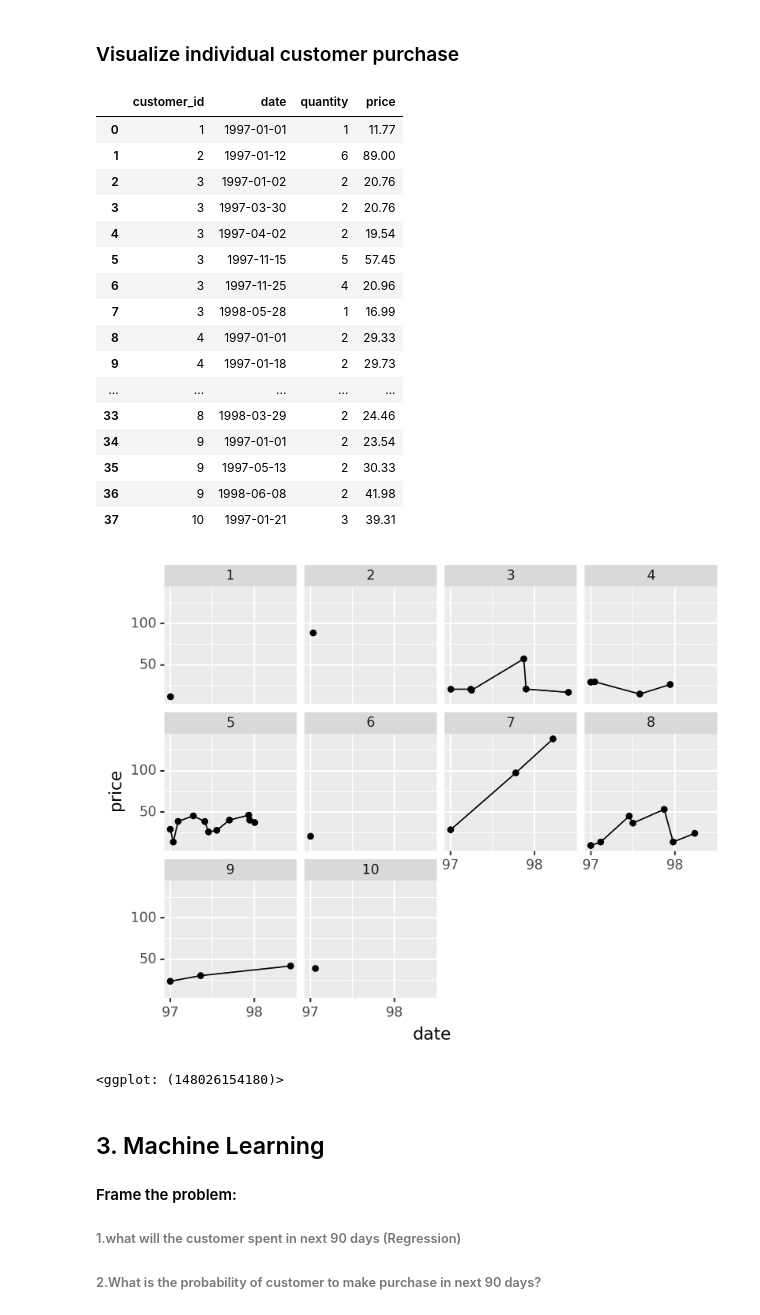
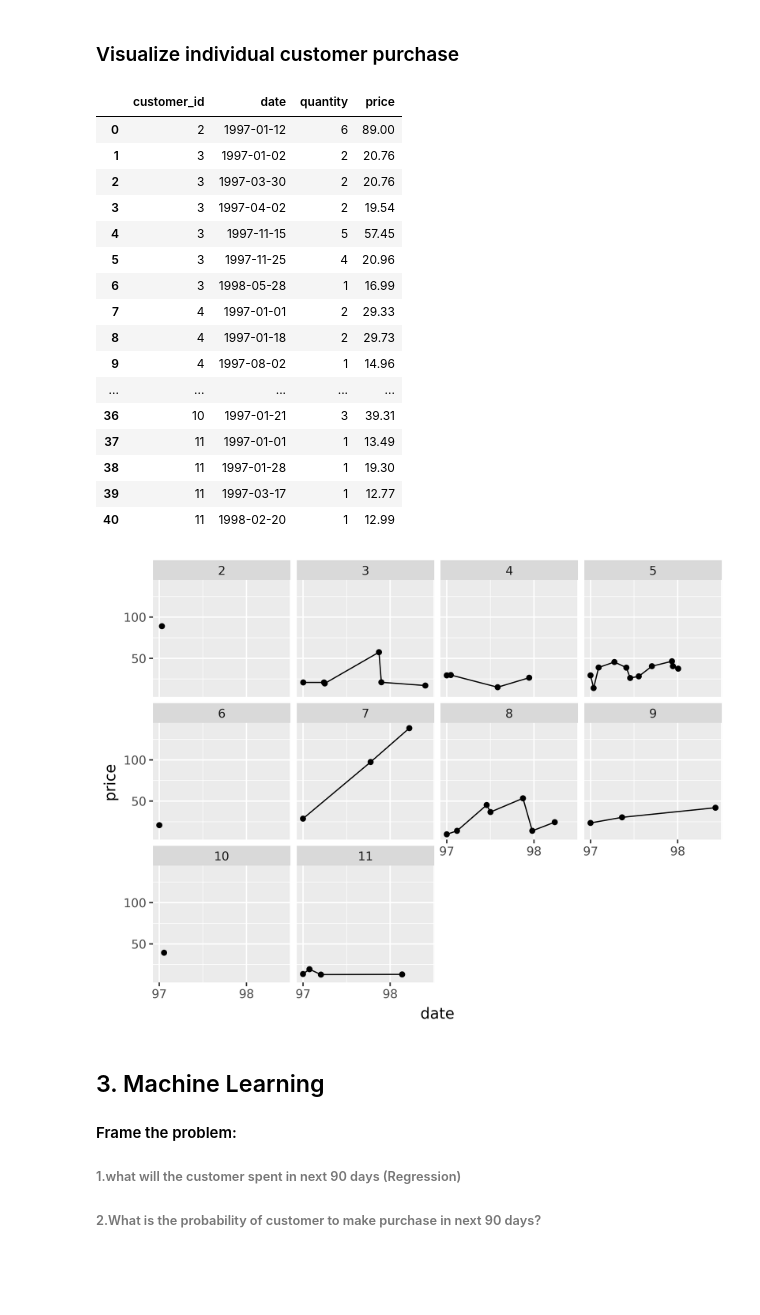
Before and after one commit to Sai-Lalith-Sistla/Advanced-RFM, a Jupyter notebook: Customer Lifetime Value & RFM Analysis using Machine Learning.ipynb, the cells around one changed output. Cells and saved outputs as stored; diff of their text form; code cells hidden in the pictures; blank space fills up the shorter version.

```diff
--- a/Customer Lifetime Value & RFM Analysis using Machine Learning.ipynb
+++ b/Customer Lifetime Value & RFM Analysis using Machine Learning.ipynb
@@ -22,7 +24,8 @@ from sklearn.model_selection import GridSearchCV
 # %% [markdown]
 # 1. Data Preparation
 # %%
-raw_data = pd.read_csv('datasets/CDNOW_master.txt',sep='\s+',names=['customer_id','date','quantity','price'])
-raw_data
+raw_data = pd.read_csv('datasets/CDNOW_master.txt',sep='\s+')
+raw_data.columns = ['customer_id','date','quantity','price']
+raw_data.head()
 # %% [output]
 |  | customer_id | date | quantity | price |
@@ -144,28 +140,27 @@ subset_raw_data = raw_data[raw_data['customer_id'].isin(ids_selected)].groupby([
 subset_raw_data
 # %% [output]
 |  | customer_id | date | quantity | price |
-| 0 | 1 | 1997-01-01 | 1 | 11.77 |
-| 1 | 2 | 1997-01-12 | 6 | 89.00 |
-| 2 | 3 | 1997-01-02 | 2 | 20.76 |
-| 3 | 3 | 1997-03-30 | 2 | 20.76 |
-| 4 | 3 | 1997-04-02 | 2 | 19.54 |
-| 5 | 3 | 1997-11-15 | 5 | 57.45 |
-| 6 | 3 | 1997-11-25 | 4 | 20.96 |
-| 7 | 3 | 1998-05-28 | 1 | 16.99 |
-| 8 | 4 | 1997-01-01 | 2 | 29.33 |
-| 9 | 4 | 1997-01-18 | 2 | 29.73 |
+| 0 | 2 | 1997-01-12 | 6 | 89.00 |
+| 1 | 3 | 1997-01-02 | 2 | 20.76 |
+| 2 | 3 | 1997-03-30 | 2 | 20.76 |
+| 3 | 3 | 1997-04-02 | 2 | 19.54 |
+| 4 | 3 | 1997-11-15 | 5 | 57.45 |
+| 5 | 3 | 1997-11-25 | 4 | 20.96 |
+| 6 | 3 | 1998-05-28 | 1 | 16.99 |
+| 7 | 4 | 1997-01-01 | 2 | 29.33 |
+| 8 | 4 | 1997-01-18 | 2 | 29.73 |
+| 9 | 4 | 1997-08-02 | 1 | 14.96 |
 | ... | ... | ... | ... | ... |
-| 33 | 8 | 1998-03-29 | 2 | 24.46 |
-| 34 | 9 | 1997-01-01 | 2 | 23.54 |
-| 35 | 9 | 1997-05-13 | 2 | 30.33 |
-| 36 | 9 | 1998-06-08 | 2 | 41.98 |
-| 37 | 10 | 1997-01-21 | 3 | 39.31 |
+| 36 | 10 | 1997-01-21 | 3 | 39.31 |
+| 37 | 11 | 1997-01-01 | 1 | 13.49 |
+| 38 | 11 | 1997-01-28 | 1 | 19.30 |
+| 39 | 11 | 1997-03-17 | 1 | 12.77 |
+| 40 | 11 | 1998-02-20 | 1 | 12.99 |
 # %%
 # ploting customer purchase detailas
-pn.ggplot(subset_raw_data,aes("date","price",group='customer_id'))+pn.geom_line()+pn.geom_point()+pn.facet_wrap('customer_id')+pn.scale_x_date(date_breaks="1 year",date_labels='%y')
+pn.ggplot(subset_raw_data, pn.aes("date","price",group='customer_id'))+pn.geom_line()+pn.geom_point()+pn.facet_wrap('customer_id')+pn.scale_x_date(date_breaks="1 year",date_labels='%y')
 # %% [output]
-[figure, old version]
+[figure, new version]
-<ggplot: (148026154180)>
 # %% [markdown]
 ## 3. Machine Learning
 #### Frame the problem:
```
Also changed, not shown: parts of 31 cells of this notebook, 4 other files.
